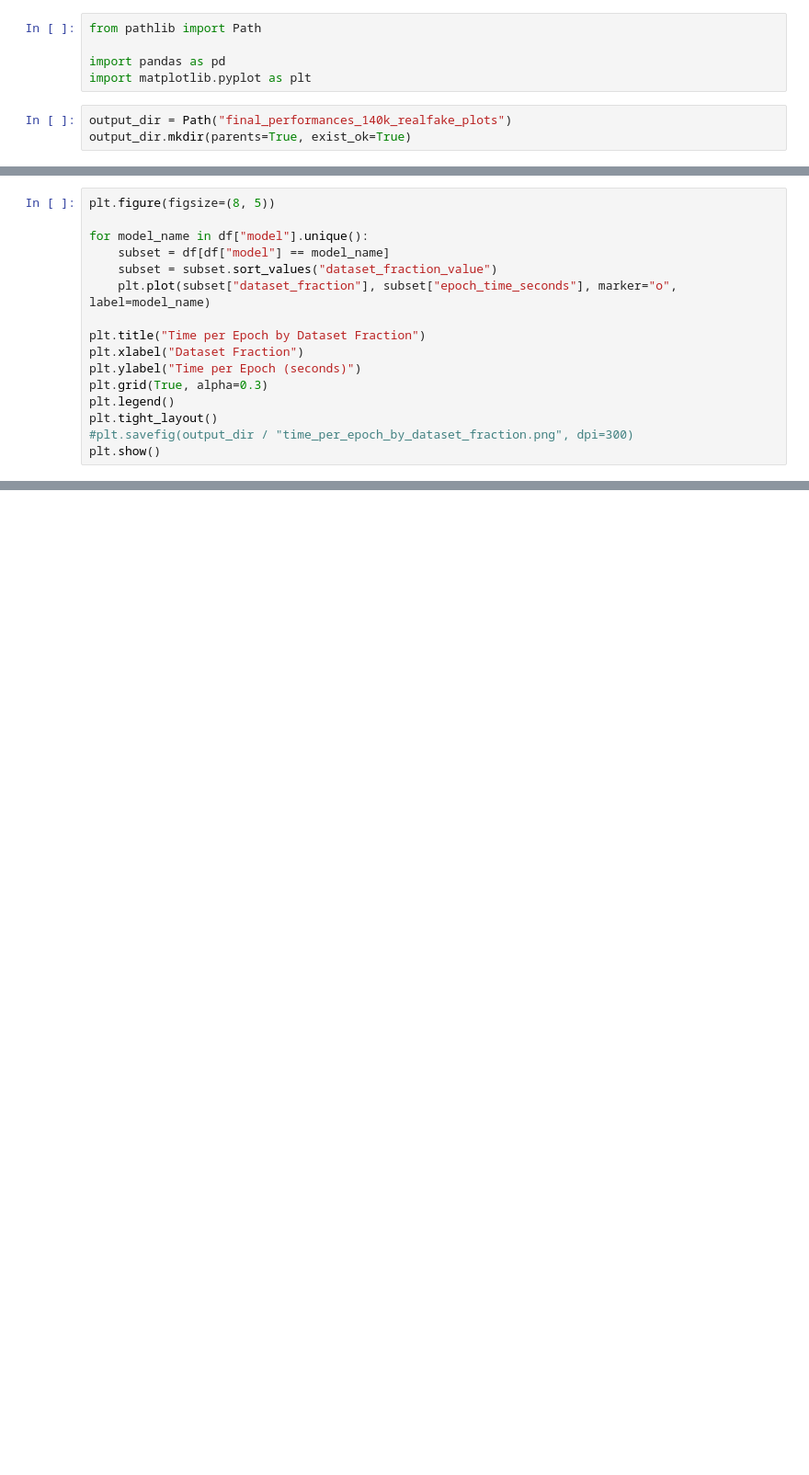
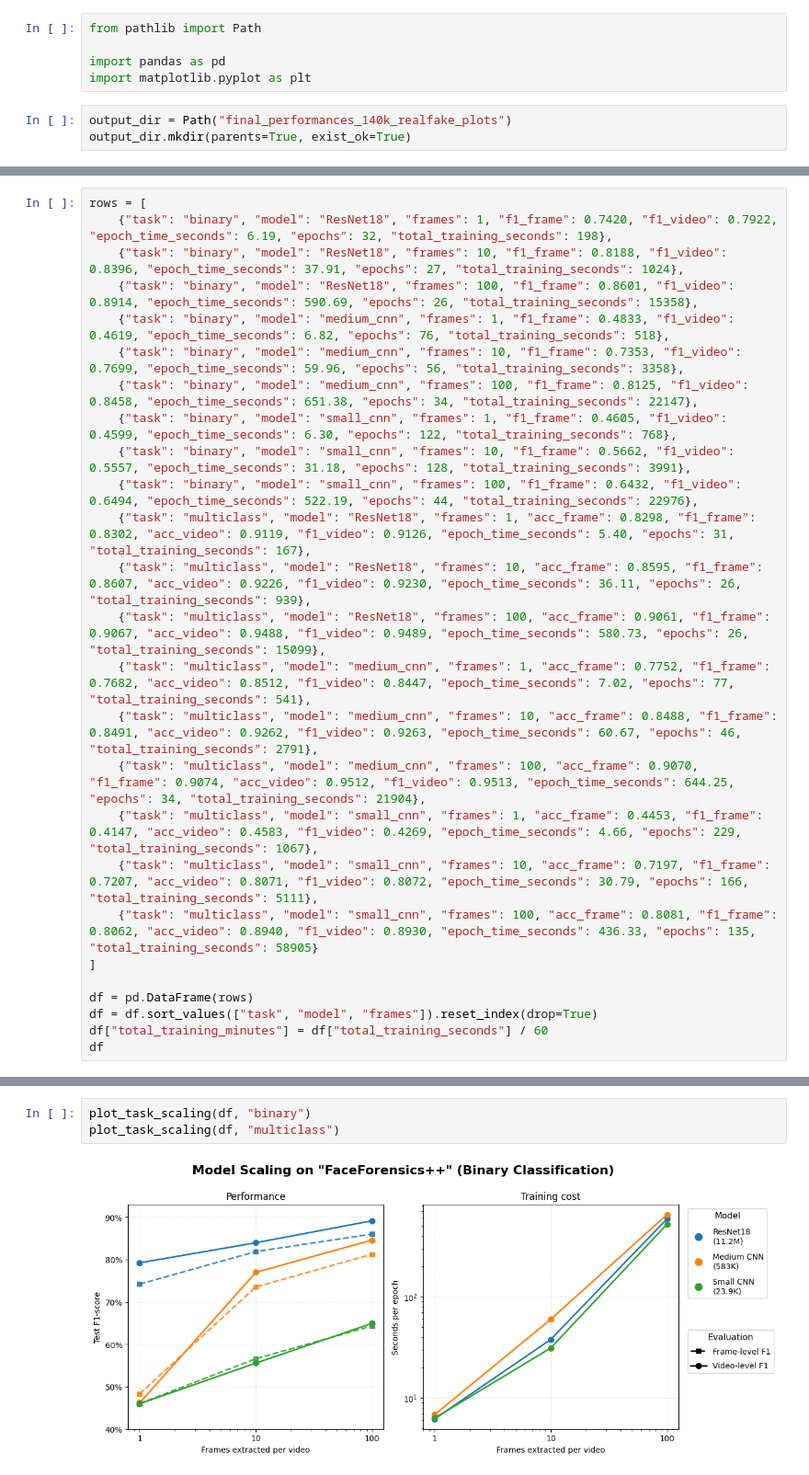
Before and after one commit to tommasosenatori/deepfakeSII, a Jupyter notebook: notebooks/final_performances.ipynb, the cells around one changed output, grey strips where cells are left out. Shown at 92% size. Cells and saved outputs as stored; diff of their text form; blank space fills up the shorter version.

Commit message:
plots of every result for both datasets

```diff
--- a/notebooks/final_performances.ipynb
+++ b/notebooks/final_performances.ipynb
@@ -73,16 +31,0 @@ plt.show()
-# %%
-plt.figure(figsize=(8, 5))
-
-for model_name in df["model"].unique():
-    subset = df[df["model"] == model_name]
-    subset = subset.sort_values("dataset_fraction_value")
-    plt.plot(subset["dataset_fraction"], subset["epoch_time_seconds"], marker="o", label=model_name)
-
-plt.title("Time per Epoch by Dataset Fraction")
-plt.xlabel("Dataset Fraction")
-plt.ylabel("Time per Epoch (seconds)")
-plt.grid(True, alpha=0.3)
-plt.legend()
-plt.tight_layout()
-#plt.savefig(output_dir / "time_per_epoch_by_dataset_fraction.png", dpi=300)
-plt.show()
@@ -176,0 +447,26 @@ plt.show()
+# %%
+rows = [
+    {"task": "binary", "model": "ResNet18", "frames": 1, "f1_frame": 0.7420, "f1_video": 0.7922, "epoch_time_seconds": 6.19, "epochs": 32, "total_training_seconds": 198},
+    {"task": "binary", "model": "ResNet18", "frames": 10, "f1_frame": 0.8188, "f1_video": 0.8396, "epoch_time_seconds": 37.91, "epochs": 27, "total_training_seconds": 1024},
+    {"task": "binary", "model": "ResNet18", "frames": 100, "f1_frame": 0.8601, "f1_video": 0.8914, "epoch_time_seconds": 590.69, "epochs": 26, "total_training_seconds": 15358},
+    {"task": "binary", "model": "medium_cnn", "frames": 1, "f1_frame": 0.4833, "f1_video": 0.4619, "epoch_time_seconds": 6.82, "epochs": 76, "total_training_seconds": 518},
+    {"task": "binary", "model": "medium_cnn", "frames": 10, "f1_frame": 0.7353, "f1_video": 0.7699, "epoch_time_seconds": 59.96, "epochs": 56, "total_training_seconds": 3358},
+    {"task": "binary", "model": "medium_cnn", "frames": 100, "f1_frame": 0.8125, "f1_video": 0.8458, "epoch_time_seconds": 651.38, "epochs": 34, "total_training_seconds": 22147},
+    {"task": "binary", "model": "small_cnn", "frames": 1, "f1_frame": 0.4605, "f1_video": 0.4599, "epoch_time_seconds": 6.30, "epochs": 122, "total_training_seconds": 768},
+    {"task": "binary", "model": "small_cnn", "frames": 10, "f1_frame": 0.5662, "f1_video": 0.5557, "epoch_time_seconds": 31.18, "epochs": 128, "total_training_seconds": 3991},
+    {"task": "binary", "model": "small_cnn", "frames": 100, "f1_frame": 0.6432, "f1_video": 0.6494, "epoch_time_seconds": 522.19, "epochs": 44, "total_training_seconds": 22976},
+    {"task": "multiclass", "model": "ResNet18", "frames": 1, "acc_frame": 0.8298, "f1_frame": 0.8302, "acc_video": 0.9119, "f1_video": 0.9126, "epoch_time_seconds": 5.40, "epochs": 31, "total_training_seconds": 167},
+    {"task": "multiclass", "model": "ResNet18", "frames": 10, "acc_frame": 0.8595, "f1_frame": 0.8607, "acc_video": 0.9226, "f1_video": 0.9230, "epoch_time_seconds": 36.11, "epochs": 26, "total_training_seconds": 939},
+    {"task": "multiclass", "model": "ResNet18", "frames": 100, "acc_frame": 0.9061, "f1_frame": 0.9067, "acc_video": 0.9488, "f1_video": 0.9489, "epoch_time_seconds": 580.73, "epochs": 26, "total_training_seconds": 15099},
+    {"task": "multiclass", "model": "medium_cnn", "frames": 1, "acc_frame": 0.7752, "f1_frame": 0.7682, "acc_video": 0.8512, "f1_video": 0.8447, "epoch_time_seconds": 7.02, "epochs": 77, "total_training_seconds": 541},
+    {"task": "multiclass", "model": "medium_cnn", "frames": 10, "acc_frame": 0.8488, "f1_frame": 0.8491, "acc_video": 0.9262, "f1_video": 0.9263, "epoch_time_seconds": 60.67, "epochs": 46, "total_training_seconds": 2791},
+    {"task": "multiclass", "model": "medium_cnn", "frames": 100, "acc_frame": 0.9070, "f1_frame": 0.9074, "acc_video": 0.9512, "f1_video": 0.9513, "epoch_time_seconds": 644.25, "epochs": 34, "total_training_seconds": 21904},
+    {"task": "multiclass", "model": "small_cnn", "frames": 1, "acc_frame": 0.4453, "f1_frame": 0.4147, "acc_video": 0.4583, "f1_video": 0.4269, "epoch_time_seconds": 4.66, "epochs": 229, "total_training_seconds": 1067},
+    {"task": "multiclass", "model": "small_cnn", "frames": 10, "acc_frame": 0.7197, "f1_frame": 0.7207, "acc_video": 0.8071, "f1_video": 0.8072, "epoch_time_seconds": 30.79, "epochs": 166, "total_training_seconds": 5111},
+    {"task": "multiclass", "model": "small_cnn", "frames": 100, "acc_frame": 0.8081, "f1_frame": 0.8062, "acc_video": 0.8940, "f1_video": 0.8930, "epoch_time_seconds": 436.33, "epochs": 135, "total_training_seconds": 58905}
+]
+
+df = pd.DataFrame(rows)
+df = df.sort_values(["task", "model", "frames"]).reset_index(drop=True)
+df["total_training_minutes"] = df["total_training_seconds"] / 60
+df
@@ -176,0 +747,5 @@ plt.show()
+# %%
+plot_task_scaling(df, "binary")
+plot_task_scaling(df, "multiclass")
+# %% [output]
+[figure, added]
```
Also changed, not shown: parts of 21 cells of this notebook, 1 other file.
